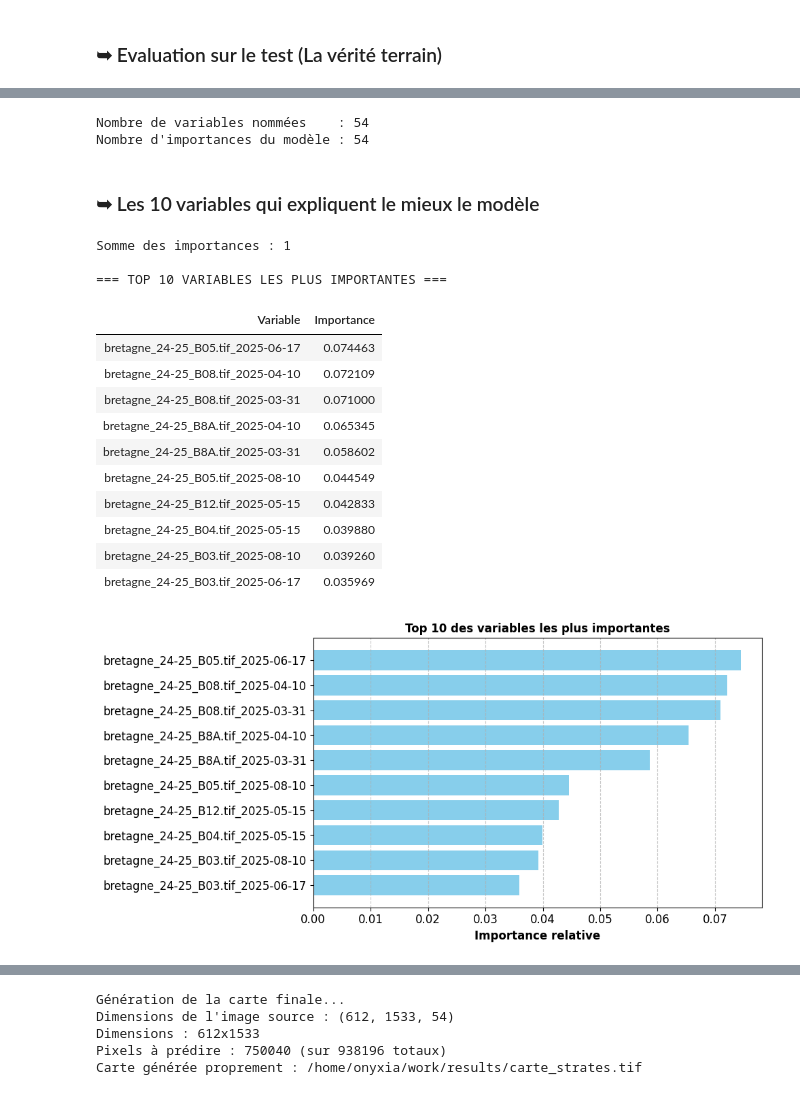
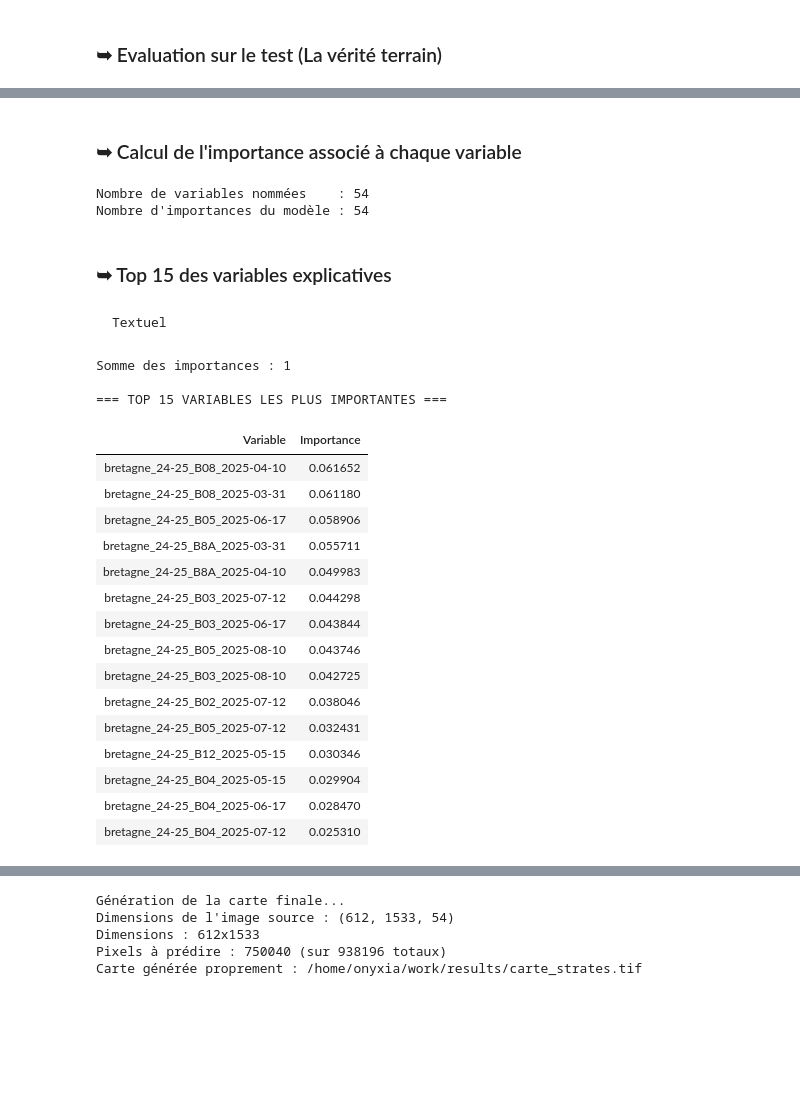
Before and after one commit to maximebrs/projet_telea_IBRES, a Jupyter notebook: projet_telea_IBRES_Maxime.ipynb, the cells around one changed output, grey strips where cells are left out. Drawn from its saved outputs; the diff is of its cells as text; code cells hidden in the pictures; blank space fills up the shorter version.

```diff
--- a/projet_telea_IBRES_Maxime.ipynb
+++ b/projet_telea_IBRES_Maxime.ipynb
@@ -382,17 +445,22 @@ cv = StratifiedKFold(n_splits=5, shuffle=True, random_state=42)
 # %%
-print("Lancement de l'optimisation (GridSearchCV)...")
+# Définition des métriques à comparer
+scoring_metrics = {
+    'Accuracy': 'accuracy',
+    'F1_Macro': 'f1_macro'
+}
 
+# Configuration du GridSearch multi-métriques
+# refit='Accuracy' signifie : "Une fois le calcul fini, garde le meilleur modèle selon l'Accuracy"
 grid = GridSearchCV(
     estimator=rf,
     param_grid=param_grid,
     cv=cv,
-    scoring="accuracy",
+    scoring=scoring_metrics,
+    refit='Accuracy',
     n_jobs=-1,
     verbose=2
 )
 
 # Entraînement avec recherche des meilleurs hyperparamètres (Sur le TRAIN seulement)
 grid.fit(X_train, y_train)
-
-print(f"Optimisation terminée.")
 # %% [output]
@@ -460,3 +549,5 @@ del grid
+# %% [markdown]
+### ➥ Calcul de l'importance associé à chaque variable
 # %%
 df_importance = mf.compute_feature_importance(
     model=best_rf,
@@ -466,30 +557,31 @@ df_importance = mf.compute_feature_importance(
 # %% [output]
 Nombre de variables nommées    : 54
 Nombre d'importances du modèle : 54
-# %% [markdown]
-### ➥ Les 10 variables qui expliquent le mieux le modèle
+# %% [markdown]
+### ➥ Top 15 des variables explicatives
+# %% [markdown]
+    Textuel
 # %%
-# Affichage textuel des 10 premières variables
-print(f"Somme des importances : {df_importance['Importance'].sum():.0f}") # Vérification
-print("\n=== TOP 10 VARIABLES LES PLUS IMPORTANTES ===")
-display(df_importance.head(10).style.hide(axis='index'))
+print(f"Somme des importances : {df_importance['Importance'].sum():.0f}")
+print("\n=== TOP 15 VARIABLES LES PLUS IMPORTANTES ===")
+display(df_importance.head(15).style.hide(axis='index'))
 # %% [output]
 Somme des importances : 1
 
-=== TOP 10 VARIABLES LES PLUS IMPORTANTES ===
+=== TOP 15 VARIABLES LES PLUS IMPORTANTES ===
 | Variable | Importance |
-| bretagne_24-25_B05.tif_2025-06-17 | 0.074463 |
-| bretagne_24-25_B08.tif_2025-04-10 | 0.072109 |
-| bretagne_24-25_B08.tif_2025-03-31 | 0.071000 |
-| bretagne_24-25_B8A.tif_2025-04-10 | 0.065345 |
-| bretagne_24-25_B8A.tif_2025-03-31 | 0.058602 |
-| bretagne_24-25_B05.tif_2025-08-10 | 0.044549 |
-| bretagne_24-25_B12.tif_2025-05-15 | 0.042833 |
-| bretagne_24-25_B04.tif_2025-05-15 | 0.039880 |
-| bretagne_24-25_B03.tif_2025-08-10 | 0.039260 |
-| bretagne_24-25_B03.tif_2025-06-17 | 0.035969 |
+| bretagne_24-25_B08_2025-04-10 | 0.061652 |
+| bretagne_24-25_B08_2025-03-31 | 0.061180 |
+| bretagne_24-25_B05_2025-06-17 | 0.058906 |
+| bretagne_24-25_B8A_2025-03-31 | 0.055711 |
+| bretagne_24-25_B8A_2025-04-10 | 0.049983 |
+| bretagne_24-25_B03_2025-07-12 | 0.044298 |
+| bretagne_24-25_B03_2025-06-17 | 0.043844 |
+| bretagne_24-25_B05_2025-08-10 | 0.043746 |
+| bretagne_24-25_B03_2025-08-10 | 0.042725 |
+| bretagne_24-25_B02_2025-07-12 | 0.038046 |
+| bretagne_24-25_B05_2025-07-12 | 0.032431 |
+| bretagne_24-25_B12_2025-05-15 | 0.030346 |
+| bretagne_24-25_B04_2025-05-15 | 0.029904 |
+| bretagne_24-25_B04_2025-06-17 | 0.028470 |
+| bretagne_24-25_B04_2025-07-12 | 0.025310 |
-# %%
-# Affichage du graphique
-mf.plot_top_features(df_importance, top_n=10)
-# %% [output]
-[figure, removed]
```
Also changed, not shown: parts of 120 cells of this notebook, 1 other file.
